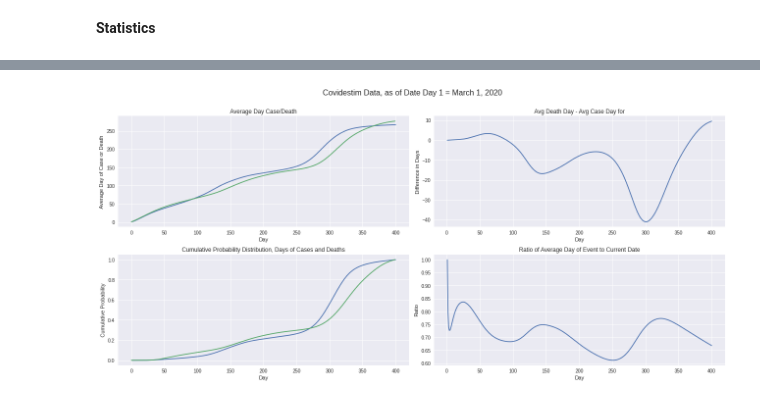
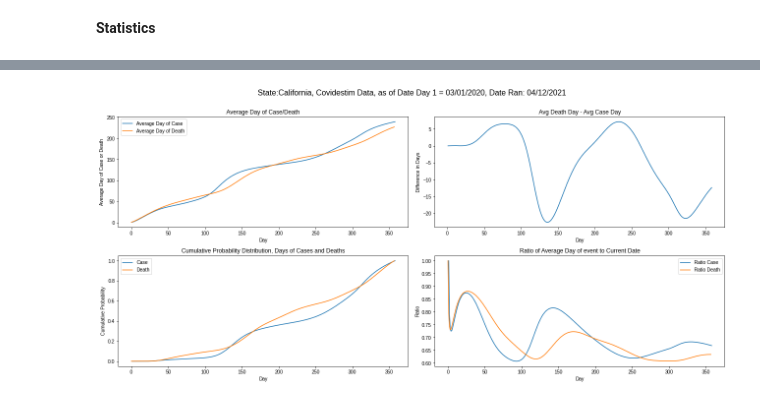
Before and after one commit to drewm8080/Analyzing-COVID-19-Data, a Jupyter notebook: Covidestim_Data.ipynb, the cells around one changed output, grey strips where cells are left out. Drawn from its saved outputs; the diff is of its cells as text; code cells hidden in the pictures.

```diff
--- a/Covidestim_Data.ipynb
+++ b/Covidestim_Data.ipynb
@@ -32,6 +29,7 @@ df.date = pd.to_datetime(df.date)
 # %%
 # making sure the data starts after 03-01-2020
 df = df[df.date >= '2020-03-01']
+df = df[df.date <= '2021-02-21']
 # %%
 # slicing the data
 df = df.loc[:,['state','date','cases.fitted','deaths.fitted']]
@@ -65,9 +63,6 @@ df['Avg day of death'] = 0
 # %%
 # setting the first day of each state to be the first date of cases
 df.loc[df.groupby('state')['date'].head(1).index, 'Avg day of case'] = df.loc[:,'Day']
-# %%
-# setting it so the avg day of death is the first day
-df = df[df.Deaths > 0]
 # %%
 # setting the first day as the first row in Avg day of death
 
@@ -98,6 +93,8 @@ for i in range(1, len(df)):
 # %%
 # subtracting the avg death day and avg case day
 df['Avg Death Day - Avg Case Day'] = df['Avg day of death'] - df['Avg day of case']
+# %%
+df['Avg Case Day - Avg Death Day']= df['Avg day of case']- df['Avg day of death']
 # %%
 # avg case day/ current day
 df['Avg Day of Case/ Current Day'] = df['Avg day of case'] / df['Day']
@@ -107,6 +104,8 @@ df['Avg Day of Death/ Current Day'] = df['Avg day of death'] / df['Day']
 # %%
 # cleaning data
 df = df.drop(columns = 'index')
+# %%
+df= df.round(decimals = 4)
 # %%
 df
 # %% [output]
@@ -154,35 +170,36 @@ Case Day - Death Day = 40.97999999999999
 # %%
 plt.figure(figsize = (18,8))
 
 plt.subplot(2,2,1)
 plt.plot(df['Day'], df['Avg day of case'],df['Avg day of death'])
-plt.title('Average Day Case/Death')
+plt.title('Average Day of Case/Death')
 plt.xlabel('Day')
 plt.ylabel('Average Day of Case or Death')
-
+plt.legend(['Average Day of Case','Average Day of Death'])
 plt.subplot(2,2,2)
 plt.plot(df['Day'], df['Avg Death Day - Avg Case Day'])
-plt.title('Avg Death Day - Avg Case Day for')
+plt.title('Avg Death Day - Avg Case Day')
 plt.xlabel('Day')
 plt.ylabel('Difference in Days')
 
 plt.subplot(2,2,3)
 plt.plot(df['Day'],df['cdf_cases'],df['cdf_deaths'])
 plt.title('Cumulative Probability Distribution, Days of Cases and Deaths')
 plt.xlabel('Day')
 plt.ylabel('Cumulative Probability')
+plt.legend(['Case','Death'])
 
 plt.subplot(2,2,4)
-plt.plot(df['Day'], df['Avg Day of Case/ Current Day'])
-plt.title('Ratio of Average Day of Event to Current Date')
+plt.plot(df['Day'], df['Avg Day of Case/ Current Day'], df['Avg Day of Death/ Current Day'])
+plt.title('Ratio of Average Day of event to Current Date')
 plt.xlabel('Day')
 plt.ylabel('Ratio')
+plt.legend(['Ratio Case','Ratio Death'])
 
 
-
-plt.suptitle('Covidestim Data, as of Date Day 1 = March 1, 2020', size= 16,y=1.05)
+plt.suptitle('State:California, Covidestim Data, as of Date Day 1 = 03/01/2020, Date Ran: 04/12/2021', size= 16,y=1.05)
 plt.tight_layout()
 
 plt.style.use('seaborn')
 # %% [output]
-[figure, old version]
+[figure, new version]
```
Also changed, not shown: parts of 10 cells of this notebook.
